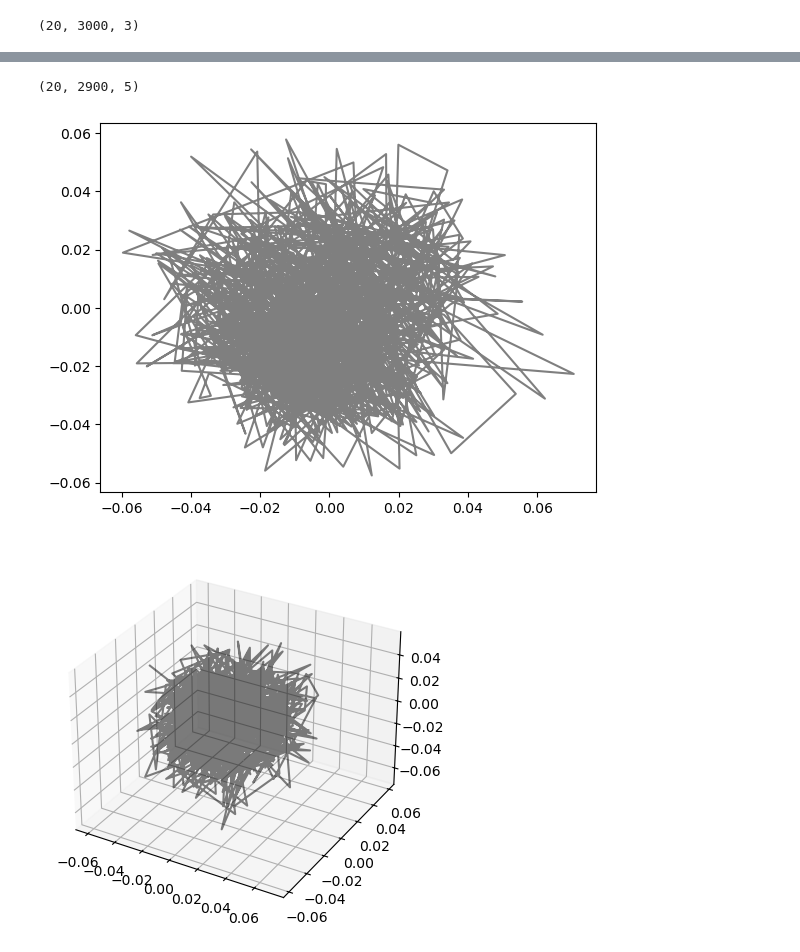
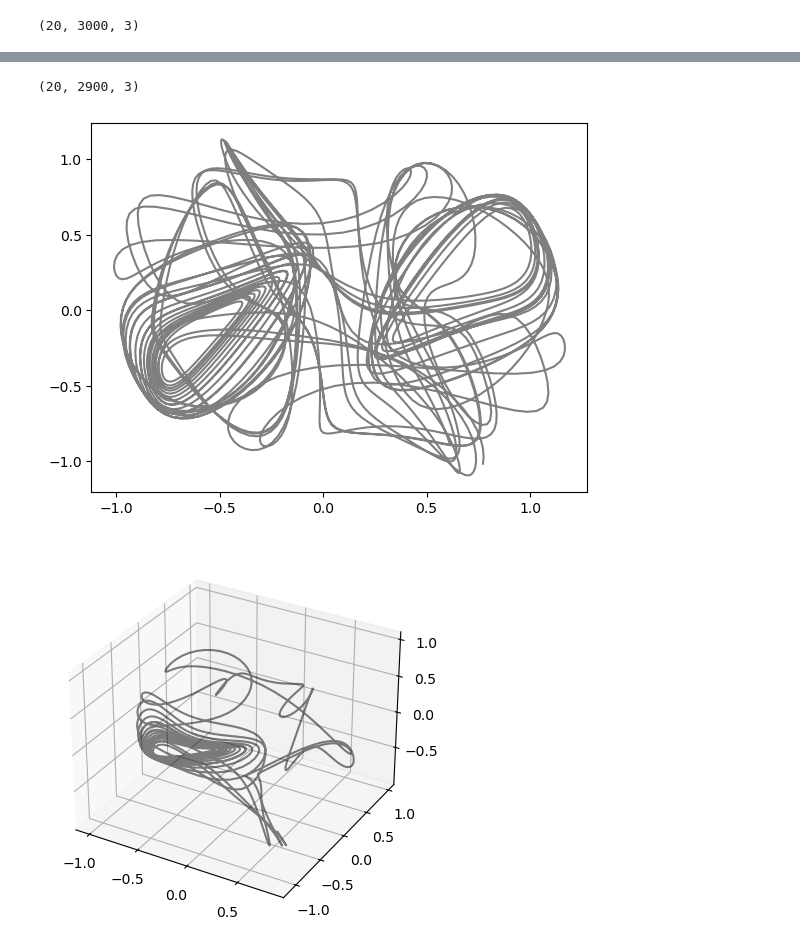
Before and after one commit to mitchellostrow/nn_delay_embeddings, a Jupyter notebook: notebooks/5-1-24 testing_Raut_VAE_delayLorenz.ipynb, the cells around one changed output, grey strips where cells are left out. Drawn from its saved outputs; the diff is of its cells as text; code cells hidden in the pictures.

```diff
--- a/notebooks/5-1-24 testing_Raut_VAE_delayLorenz.ipynb
+++ b/notebooks/5-1-24 testing_Raut_VAE_delayLorenz.ipynb
@@ -37,7 +37,7 @@ sol.shape
 #construct delay embedding
 x = sol[:, :,0]
 
-n_delays = 100
+n_delays = 20
 delay_interval = 1
 
 # create delay embedding
@@ -55,17 +55,25 @@ H.shape
 #visualize top 2 pcs
 # plot top 3 dimensions of the delay embedding after PCA
 from sklearn.decomposition import PCA
-pca = PCA(n_components=100)
+pca = PCA(n_components=10)
 H_red = pca.fit_transform(H.reshape(-1, H.shape[-1]))
 
 
 # plot in 3d
 plt.figure()
 ax = plt.axes(projection="3d")
-ax.plot3D(H_red[:1000, 0], H_red[:1000, 1], H_red[:1000, 2])
+ax.plot3D(H_red[:10000, 0], H_red[:10000, 1], H_red[:10000, 2])
 plt.title("Delay embedding")
 
 print(np.cumsum(pca.explained_variance_ratio_))
 #print participation ratio
 print(np.sum(pca.explained_variance_ratio_)**2 / np.sum(pca.explained_variance_ratio_**2))
+
+
+#plot top 2 as well
+plt.figure()
+plt.plot(H_red[:10000, 0], H_red[:10000, 1])
+plt.xlabel("PC1")
+plt.ylabel("PC2")
+plt.title(f"{n_delays} delay embedding")
 # %% [output]
@@ -99,16 +94,16 @@ class Sampling(nn.Module):
 class Encoder(nn.Module):
     def __init__(self, input_dim, latent_dim,nonlin=nn.Tanh()):
         super(Encoder, self).__init__()
-        self.dense1 = nn.Linear(input_dim, 2*latent_dim, bias=True)
+        self.dense1 = nn.Linear(input_dim, latent_dim, bias=True)
         self.nonlin = nonlin
-        self.dense2 = nn.Linear(2*latent_dim, latent_dim, bias=True)
+        # self.dense2 = nn.Linear(2*latent_dim, latent_dim, bias=True)
         self.z_mean = nn.Linear(latent_dim, latent_dim, bias=True)
         self.z_log_var = nn.Linear(latent_dim, latent_dim, bias=True)
         self.sampling = Sampling()
 
     def forward(self, x):
         x = self.nonlin(self.dense1(x))
-        x = self.nonlin(self.dense2(x))
+        # x = self.nonlin(self.dense2(x))
         z_mean = self.z_mean(x)
         z_log_var = self.z_log_var(x)
         z = self.sampling(z_mean, z_log_var)
@@ -160,12 +155,12 @@ xtrain.shape,ytrain.shape
 # Instantiate and prepare training
 input_dim = xtrain.shape[1]
 output_dim = ytrain.shape[1]
-latent_dim = 10
-hidden_dim = 10
+latent_dim = 5
+hidden_dim = 100
 encoder = Encoder(input_dim,latent_dim)
 decoder = Decoder(latent_dim, hidden_dim,output_dim)
-vae = VAE(encoder, decoder,beta=0.001,anneal_step=10000)
-optimizer = optim.AdamW(vae.parameters(), lr=0.01,weight_decay=0.0)
+vae = VAE(encoder, decoder,beta=0.001,anneal_step=1000)
+optimizer = optim.AdamW(vae.parameters(), lr=0.01,weight_decay=0.01)
 
 # Training loop
 def train(model, data_loader, epochs=1000):
@@ -223,18 +225,22 @@ ax.plot3D(val[:1000, 0], val[:1000, 1], val[:1000, 2],c="k",alpha=0.5)
 # %%
 #visualize latent dynamics
 
 z = vae.encoder(torch.tensor(xtrain, dtype=torch.float))[0].detach().numpy()
 #reshape into 20 x 3000-n_delays*delay_interval x latent_dim
 z = z.reshape(H.shape[0],-1,latent_dim)
+#do a pca to 3 dimensions
+pca = PCA(n_components=3)
+z = pca.fit_transform(z.reshape(-1, z.shape[-1]))
+z = z.reshape(H.shape[0],-1,3)
 print(z.shape)
 
-plt.plot(z[0,:1000, 0], z[0,:1000, 1],c="k",alpha=0.5)
+plt.plot(z[0,:10000, 0], z[0,:10000, 1],c="k",alpha=0.5)
 if z.shape[-1] >= 3:
     plt.figure()
     #plot in 3d
     ax = plt.axes(projection="3d")
     ax.plot3D(z[0,:1000, 0], z[0,:1000, 1], z[0,:1000, 2],c="k",alpha=0.5)
 # %% [output]
-(20, 2900, 5)
+(20, 2900, 3)
-[figure, old version]
+[figure, new version]
-[figure, old version]
+[figure, new version]
```
Also changed, not shown: parts of 6 cells of this notebook, 14 other files.
